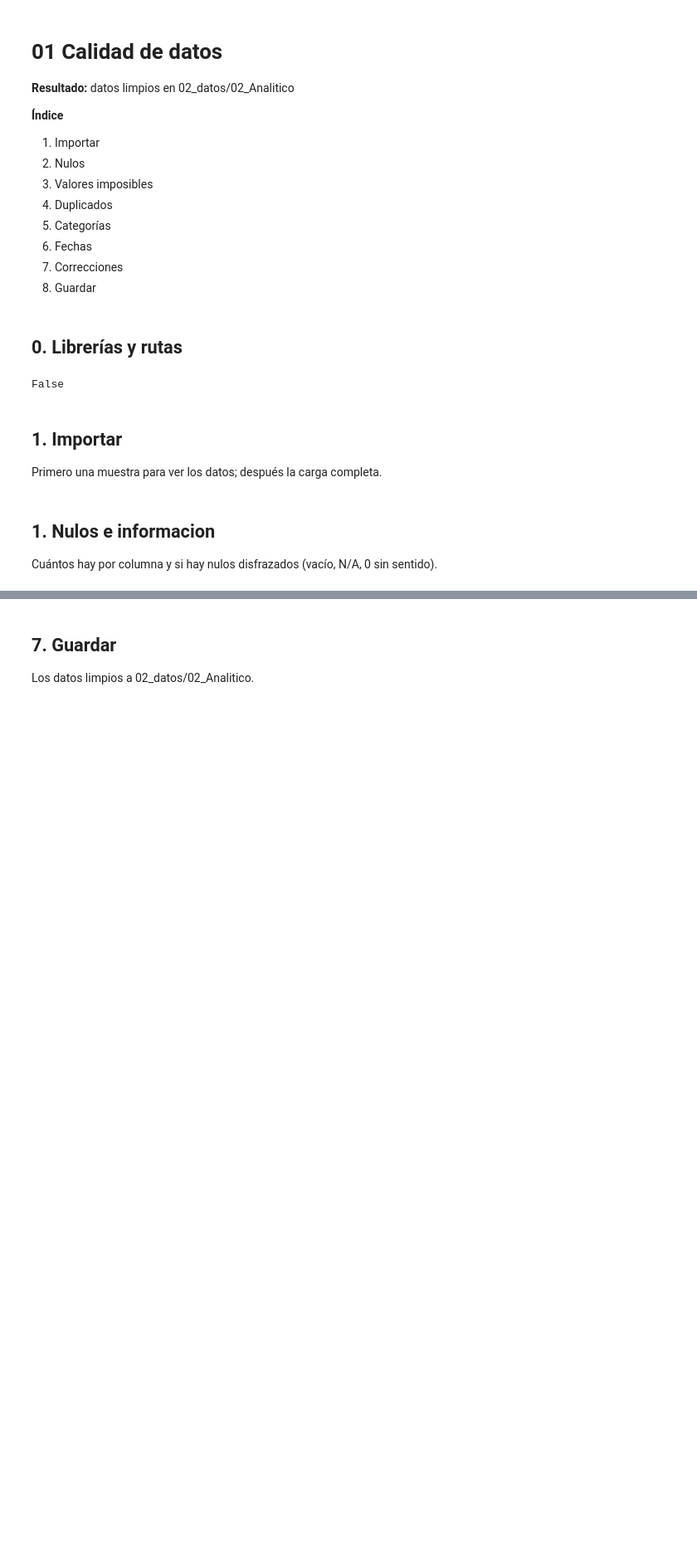
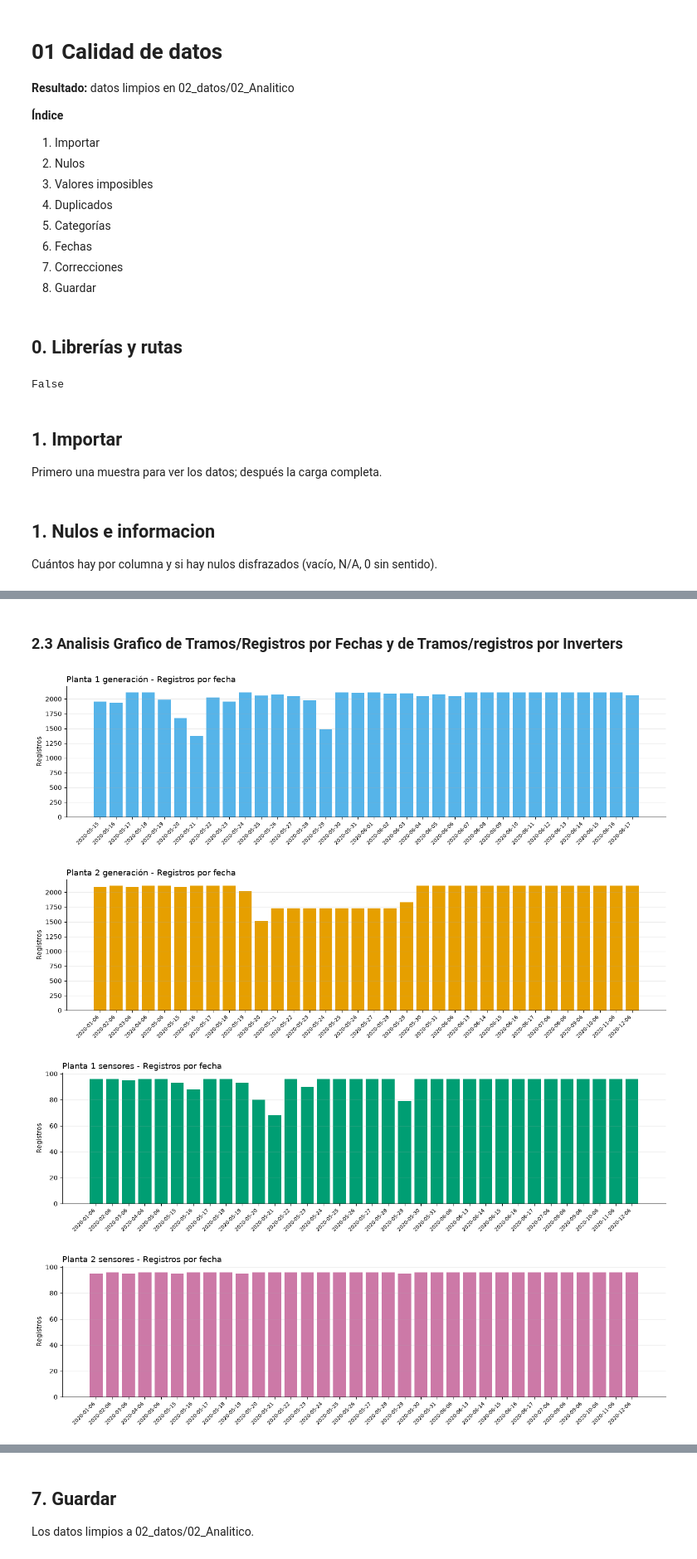
Before and after one commit to DataRex-47/01_PLANTAS-SOLARES, a Jupyter notebook: 03_notebooks/01_Calidad_Datos.ipynb, the cells around one changed output, grey strips where cells are left out. Shown at 83% size. Cells and saved outputs as stored; diff of their text form; code cells hidden in the pictures; blank space fills up the shorter version.

Commit message:
Transformaciones - uniones de plantas y sensores, creacion de tablas a niveles granualres distintos y analisis e insights nuevos

```diff
--- a/03_notebooks/01_Calidad_Datos.ipynb
+++ b/03_notebooks/01_Calidad_Datos.ipynb
@@ -53,8 +53,8 @@ p2s = pd.read_csv(ORIGINALES/'Planta2_Sensores.csv') #planta 2 -sensor 2
 
 Cuántos hay por columna y si hay nulos disfrazados (vacío, N/A, 0 sin sentido).
 # %%
-for n in [p1g, p2g, p1s, p2s]:
+"""for n in [p1g, p2g, p1s, p2s]:
     n.info()
     print(n.shape)
-    display(n.head(3))
+    display(n.head(3))"""
 # %% [output]
@@ -140,0 +67,8 @@ df.describe()
+# %%
+ for n in [p1g, p2g, p1s, p2s]:
+    n['fecha_hora'] = pd.to_datetime(
+        n['fecha_hora'],
+        format='mixed',
+        dayfirst=True
+    )
+    #display(n.head(3))
@@ -140,0 +120,8 @@ df.describe()
+# %%
+# ── Días incompletos ─────────
+# lista los días que no llegan a 96 ventanas para ver dónde falta cobertura
+for nombre, n in [('p1g', p1g), ('p2g', p2g), ('p1s', p1s), ('p2s', p2s)]:
+    por_dia = n.groupby(n['fecha_hora'].dt.date)['fecha_hora'].nunique()
+    incompletos = por_dia[por_dia != 96]
+    print(nombre, 'días incompletos:', len(incompletos))
+    display(incompletos.to_frame('marcas').head(8))
@@ -140,0 +167,32 @@ df.describe()
+# %% [markdown]
+### 2.3 Analisis Grafico de Tramos/Registros por Fechas y de Tramos/registros por Inverters
+# %%
+# ── Registros por fecha en las cuatro fuentes ─────────
+fuentes = [
+    ('Planta 1 generación', p1g, '#56B4E9'),
+    ('Planta 2 generación', p2g, '#E69F00'),
+    ('Planta 1 sensores', p1s, '#009E73'),
+    ('Planta 2 sensores', p2s, '#CC79A7'),
+]
+
+for nombre, n, color in fuentes:
+    conteo = n.groupby(n['fecha_hora'].dt.date).size()
+
+    # una figura por fuente para que cada una tenga su propio eje
+    fig, ax = plt.subplots(figsize=(14, 4))
+    ax.bar(conteo.index.astype(str), conteo.values, color=color, width=0.8)
+
+    ax.set_title(f'{nombre} - Registros por fecha', fontsize=13, loc='left')
+    ax.set_ylabel('Registros')
+    ax.set_xlabel('')
+    ax.grid(axis='y', alpha=0.25)
+    ax.spines[['top', 'right']].set_visible(False)
+    plt.xticks(rotation=45, ha='right', fontsize=8)
+
+    plt.tight_layout()
+    plt.show()
+# %% [output]
+[figure, added]
+[figure, added]
+[figure, added]
+[figure, added]
```
Also changed, not shown: parts of 33 cells of this notebook, 5 other files.
